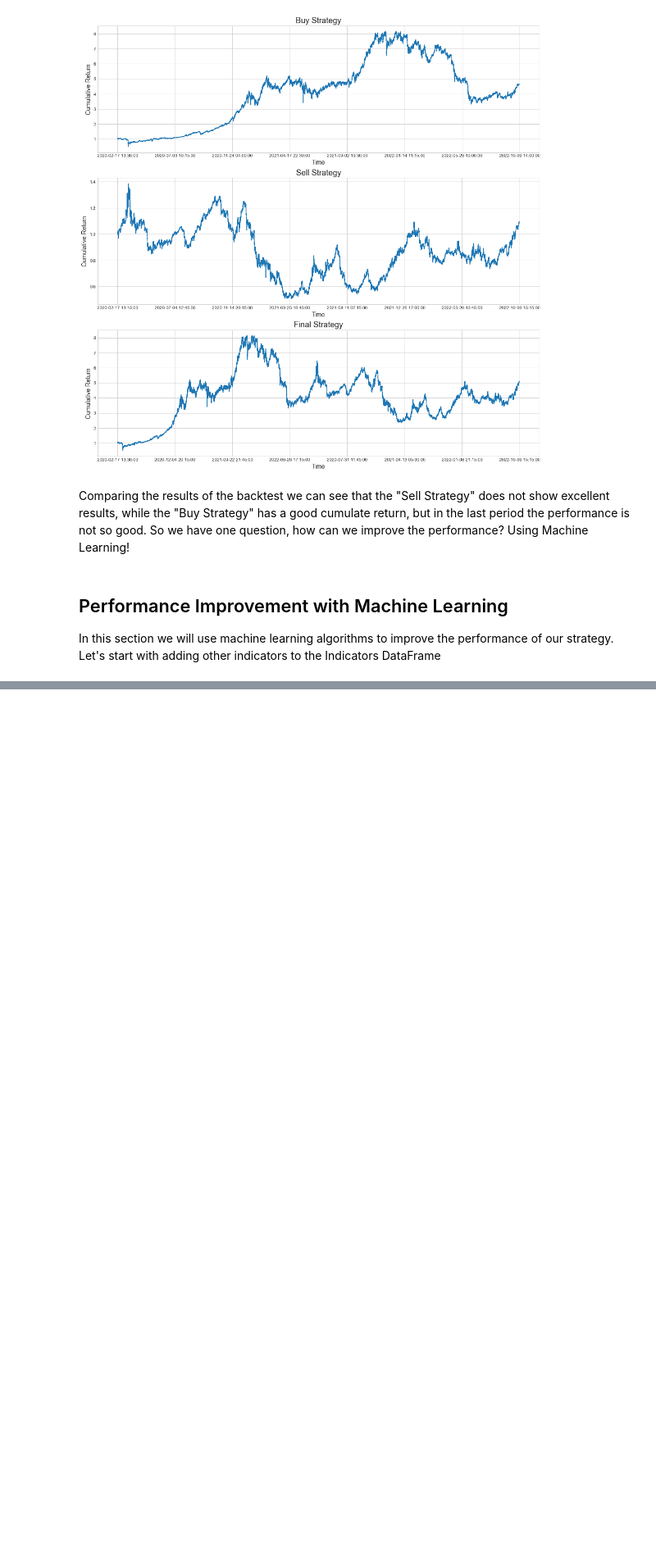
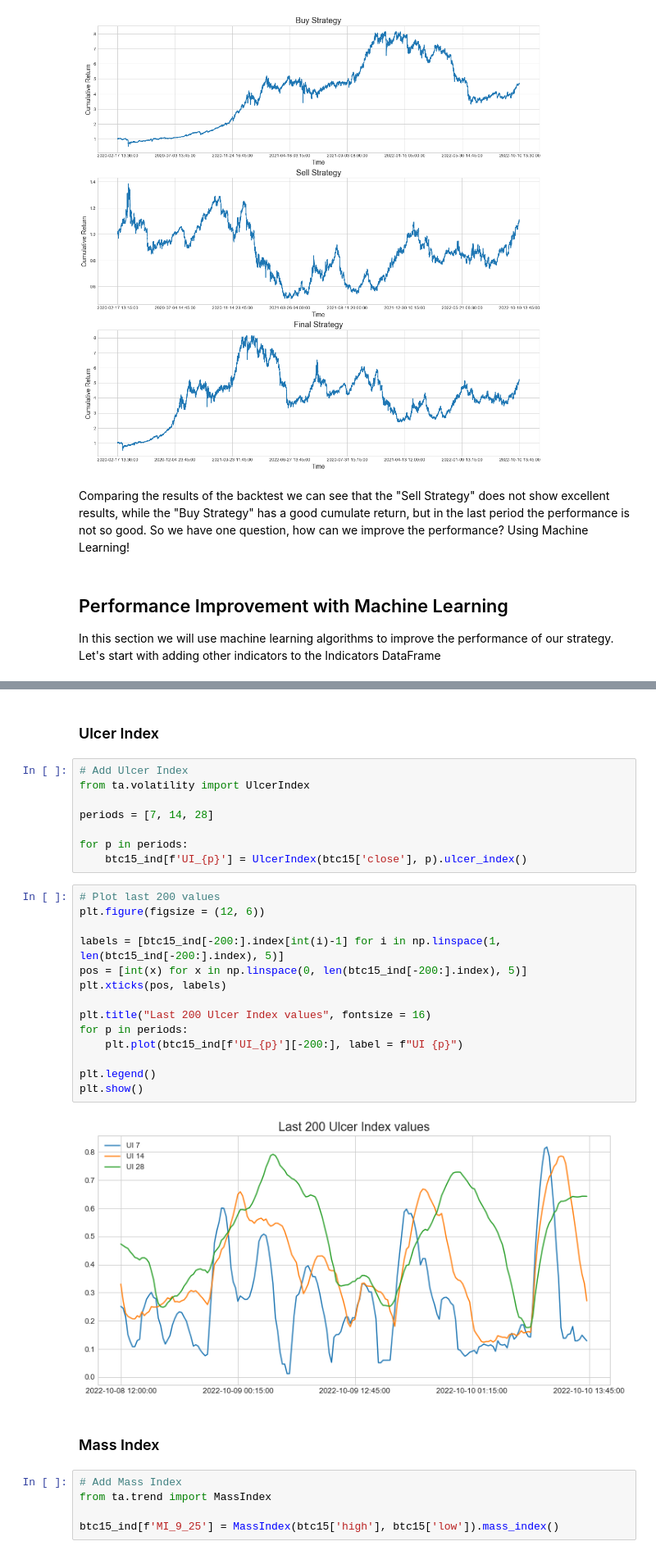
Before and after one commit to Axelio-Alison/crypto-analysis, a Jupyter notebook: Data Analysis/BTCUSDT Analysis.ipynb, the cells around one changed output, grey strips where cells are left out. Shown at 82% size. Cells and saved outputs as stored; diff of their text form; blank space fills up the shorter version.

```diff
--- a/Data Analysis/BTCUSDT Analysis.ipynb
+++ b/Data Analysis/BTCUSDT Analysis.ipynb
@@ -379,0 +407,33 @@ In this section we will use machine learning algorithms to improve the performan
+# %% [markdown]
+### Ulcer Index
+# %%
+# Add Ulcer Index
+from ta.volatility import UlcerIndex
+
+periods = [7, 14, 28]
+
+for p in periods:
+    btc15_ind[f'UI_{p}'] = UlcerIndex(btc15['close'], p).ulcer_index()
+# %%
+# Plot last 200 values
+plt.figure(figsize = (12, 6))
+
+labels = [btc15_ind[-200:].index[int(i)-1] for i in np.linspace(1, len(btc15_ind[-200:].index), 5)]
+pos = [int(x) for x in np.linspace(0, len(btc15_ind[-200:].index), 5)]
+plt.xticks(pos, labels)
+
+plt.title("Last 200 Ulcer Index values", fontsize = 16)
+for p in periods:
+    plt.plot(btc15_ind[f'UI_{p}'][-200:], label = f"UI {p}")
+
+plt.legend()
+plt.show()
+# %% [output]
+[figure, added]
+# %% [markdown]
+### Mass Index
+# %%
+# Add Mass Index
+from ta.trend import MassIndex
+
+btc15_ind[f'MI_9_25'] = MassIndex(btc15['high'], btc15['low']).mass_index()
```
Also changed, not shown: parts of 25 cells of this notebook, 2 other files.
